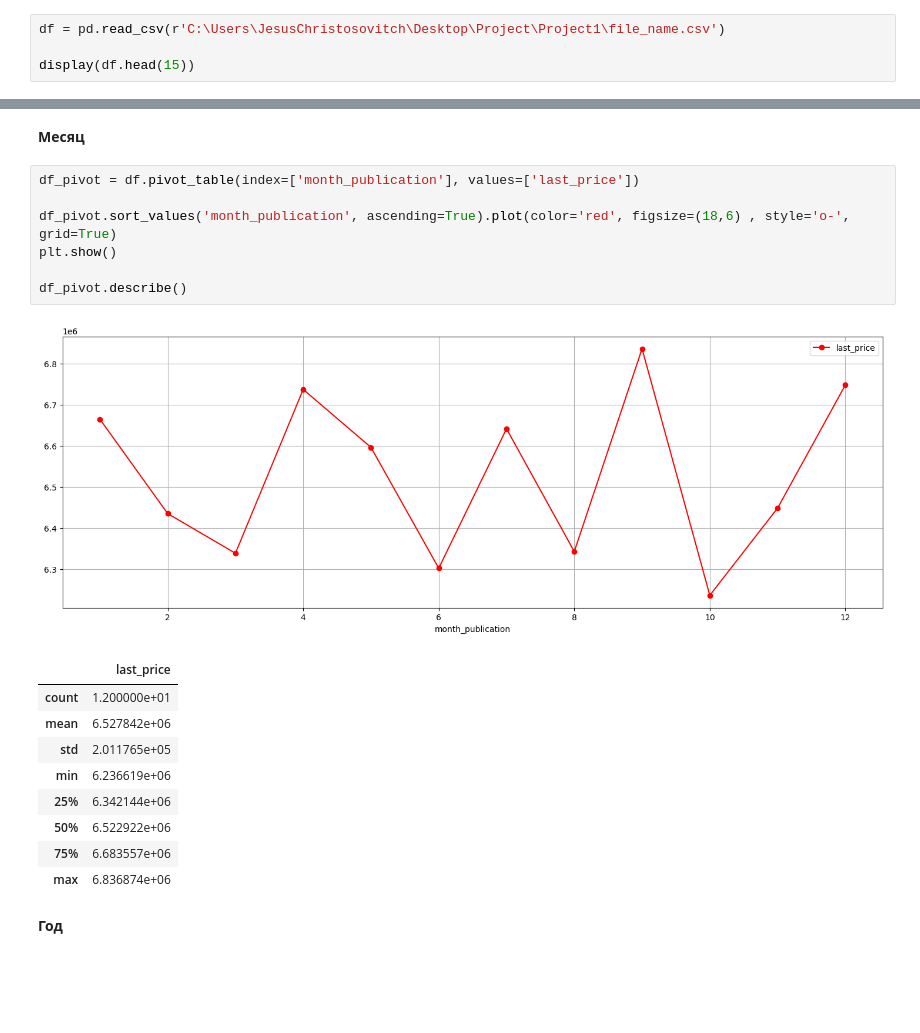
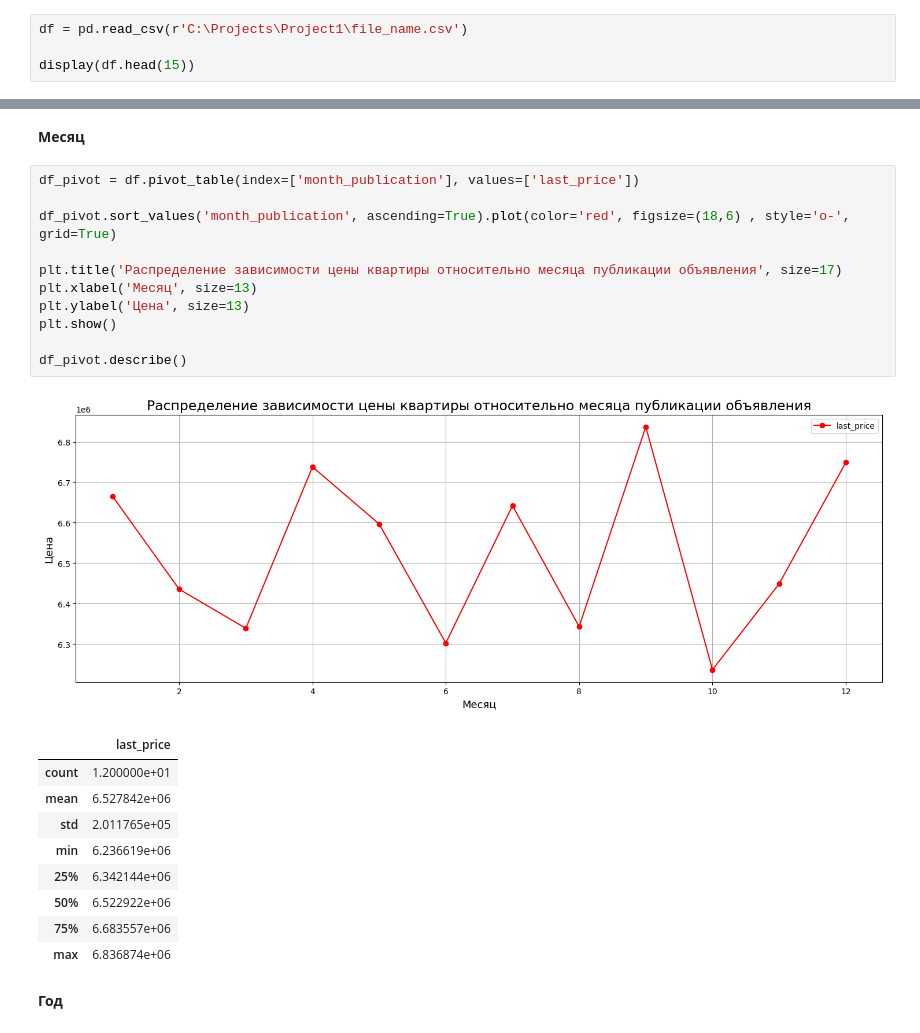
Before and after one commit to YarValerievich/Project1, a Jupyter notebook: Research_of_advertisements.ipynb, the cells around one changed output, grey strips where cells are left out. Drawn from its saved outputs; the diff is of its cells as text; blank space fills up the shorter version.

```diff
--- a/Research_of_advertisements.ipynb
+++ b/Research_of_advertisements.ipynb
@@ -18,7 +18,7 @@ import pandas as pd
 import seaborn
 import matplotlib.pyplot as plt
 # %%
-df = pd.read_csv(r'C:\Users\JesusChristosovitch\Desktop\Project\Project1\file_name.csv')
+df = pd.read_csv(r'C:\Projects\Project1\file_name.csv')
 
 display(df.head(15))
 # %% [output]
@@ -773,12 +785,16 @@ df_pivot.describe()
 # %%
 df_pivot = df.pivot_table(index=['month_publication'], values=['last_price'])
 
 df_pivot.sort_values('month_publication', ascending=True).plot(color='red', figsize=(18,6) , style='o-', grid=True)
+
+plt.title('Распределение зависимости цены квартиры относительно месяца публикации объявления', size=17)
+plt.xlabel('Месяц', size=13)
+plt.ylabel('Цена', size=13)
 plt.show()
 
 df_pivot.describe()
 # %% [output]
-[figure, old version]
+[figure, new version]
 |  | last_price |
 | count | 1.200000e+01 |
 | mean | 6.527842e+06 |
```
Also changed, not shown: parts of 5 cells of this notebook.
